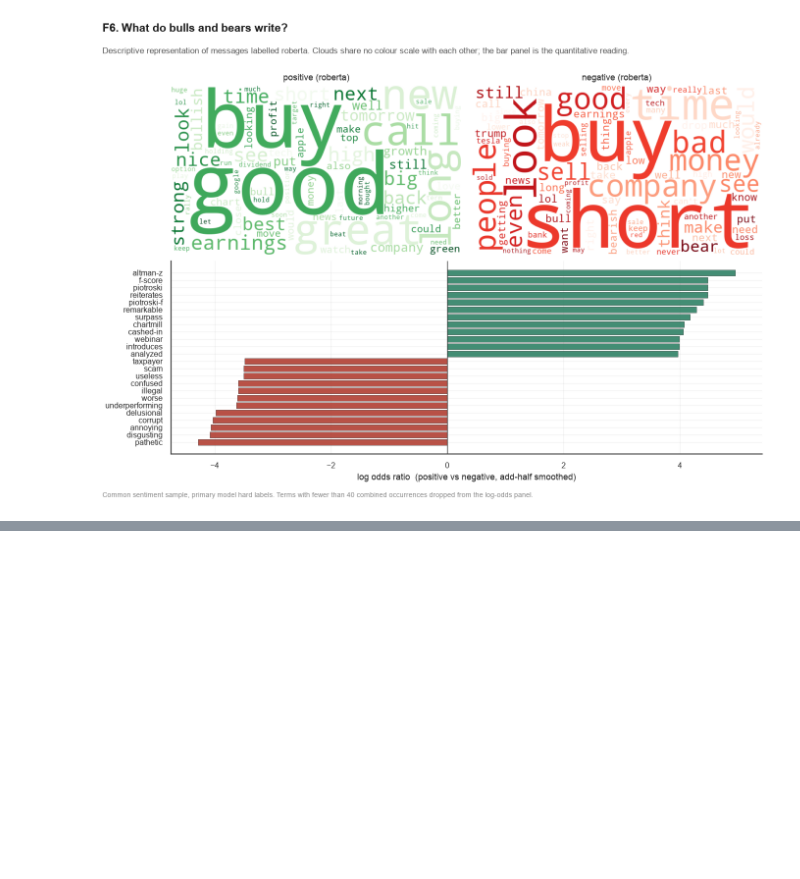
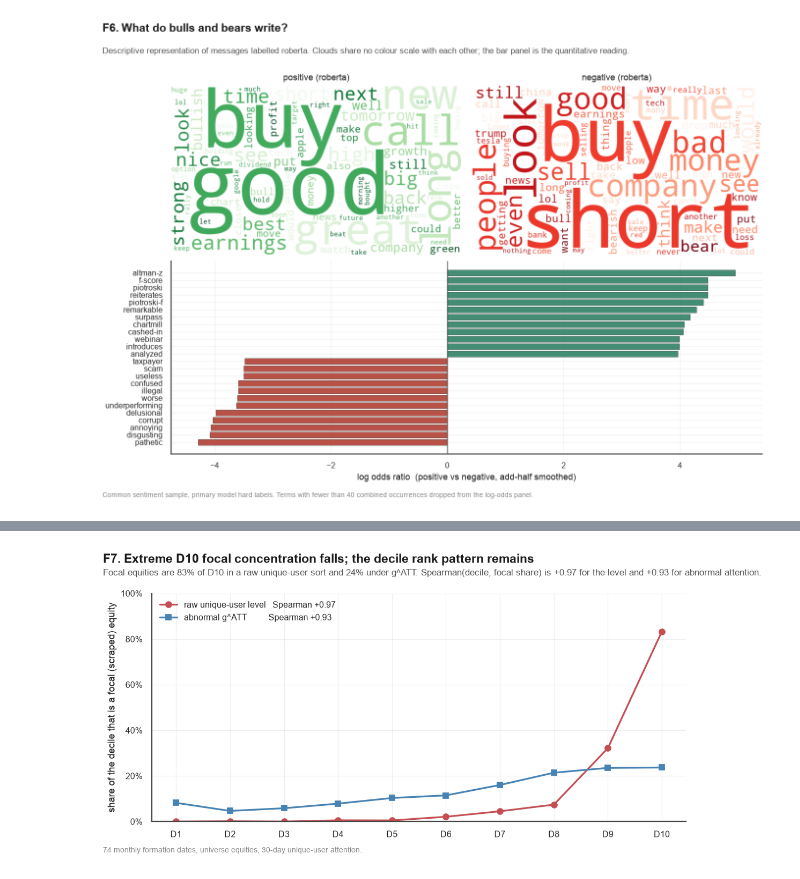
Before and after one commit to henricvsb/Finance-with-Big-Data-Lab-Sessions, a Jupyter notebook: #3/PCLAB#3 - Group 2 - Henricus Bracht Erdem Bayrakcioglu Leonard Fischbach.ipynb, the cells around one changed output, grey strips where cells are left out. Drawn from its saved outputs; the diff is of its cells as text; code cells hidden in the pictures; blank space fills up the shorter version.

```diff
--- a/#3/PCLAB#3 - Group 2 - Henricus Bracht Erdem Bayrakcioglu Leonard Fischbach.ipynb
+++ b/#3/PCLAB#3 - Group 2 - Henricus Bracht Erdem Bayrakcioglu Leonard Fischbach.ipynb
@@ -4086,81 +3343,22 @@ an alpha.
 # %%
-def build_ff5_monthly():
-    import io, zipfile, urllib.request
-    url = ("https://mba.tuck.dartmouth.edu/pages/faculty/ken.french/ftp/"
-           "F-F_Research_Data_5_Factors_2x3_CSV.zip")
-    with urllib.request.urlopen(url) as resp:
-        blob = resp.read()
-    with zipfile.ZipFile(io.BytesIO(blob)) as zf:
-        name = zf.namelist()[0]
-        text = zf.read(name).decode("utf-8", errors="replace")
-    lines, body, started = text.splitlines(), [], False
-    for line in lines:
-        s = line.strip()
-        if not started:
-            if len(s) >= 6 and s[:6].isdigit() and s[6:7] == ",":
-                started = True
-            else:
-                continue
-        if started and (not s or s.lower().startswith("annual")):
-            break
-        body.append(s)
-    ff = pd.read_csv(io.StringIO("date,Mkt-RF,SMB,HML,RMW,CMA,RF\n" + "\n".join(body)))
-    ff["date"] = pd.to_datetime(ff["date"].astype(str), format="%Y%m")
-    for c in ["Mkt-RF", "SMB", "HML", "RMW", "CMA", "RF"]:
-        ff[c] = pd.to_numeric(ff[c], errors="coerce") / 100.0
-    return ff.dropna(subset=["RF"])
-
-
-ff5 = cached_frame("ff5.parquet", build_ff5_monthly)
-
-price_wide = (prices.pivot_table(index="date", columns="ticker", values="close")
-              .sort_index())
-price_wide.columns = price_wide.columns.astype(str)
-
-form_dates = pd.DatetimeIndex(sorted(g_att_eligible["formation_ts"]
-                                     .dt.tz_localize(None).dt.normalize().unique()))
-# Snap each formation date to a price date (should already be a trading day).
-form_dates = form_dates.intersection(price_wide.index)
-if len(form_dates) < 10:
-    raise AssertionError("Too few formation dates match the price index.")
-
-px = price_wide.reindex(form_dates)
-raw_ret = px.pct_change()          # index t holds the return ending at t, i.e. R_t
-# We need the return *following* formation t, i.e. the pct_change sitting on t+1.
-next_ret = raw_ret.shift(-1)
-
-# Map formation timestamps (tz-aware) to the matching price date.
-g_assigned = g_assigned.copy()
-g_assigned["form_date"] = (g_assigned["formation_ts"].dt.tz_localize(None).dt.normalize())
-_rf = ff5.set_index(ff5["date"].dt.to_period("M"))["RF"]
-
-rows = []
-for _, r in g_assigned.iterrows():
-    d = r["form_date"]
-    if d not in next_ret.index:
-        continue
-    ticker = str(r["ticker"])
-    if ticker not in next_ret.columns:
-        continue
-    R = next_ret.loc[d, ticker]
-    if not np.isfinite(R):
-        continue
-    period = (pd.Timestamp(d) + pd.offsets.MonthBegin(1)).to_period("M")
-    rf = float(_rf.get(period, np.nan))
-    rows.append({
-        "ticker": ticker, "formation_ts": r["formation_ts"], "form_date": d,
-        "portfolio": int(r["portfolio"]), "g": r["g"],
-        "raw_return": float(R),
-        "excess_return": float(R - rf) if np.isfinite(rf) else np.nan,
-        "rf": rf,
-    })
-port_panel = pd.DataFrame(rows)
-print(f"Stock-months with a next-month return: {len(port_panel):,} of {len(g_assigned):,}")
-print(f"Formation dates in the return panel  : {port_panel['formation_ts'].nunique()}")
-print(f"Mean raw next-month return           : {port_panel['raw_return'].mean():.4%}")
-
-# Holding period starts at formation close by construction (pct_change from t to t+1).
-if (port_panel["form_date"] + pd.Timedelta(days=-1) > port_panel["form_date"]).any():
-    raise AssertionError("Return period inversion.")
-print("Every return period begins at its formation date (formation-close to formation-close).")
+fig, ax = plt.subplots(figsize=(8.6, 4.4))
+ax.plot(focal_level.index, focal_level["mean"], marker="o", color=PALETTE["accent"],
+        label=f"raw unique-user level   Spearman {rho_level:+.2f}")
+ax.plot(focal_abn.index, focal_abn["mean"], marker="s", color=PALETTE["primary"],
+        label=f"abnormal g^ATT          Spearman {rho_abn:+.2f}")
+ax.set_xticks(range(1, 11))
+ax.set_xticklabels([f"D{i}" for i in range(1, 11)])
+ax.set_ylabel("share of the decile that is a focal (scraped) equity")
+pct_axis(ax, decimals=0)
+ax.set_ylim(0, 1.0)
+ax.legend(loc="upper left")
+finish_figure(
+    fig,
+    "F7. Extreme D10 focal concentration falls; the decile rank pattern remains",
+    f"Focal equities are {d10_focal_level:.0%} of D10 in a raw unique-user sort and "
+    f"{d10_focal_abn:.0%} under g^ATT. Spearman(decile, focal share) is "
+    f"{rho_level:+.2f} for the level and {rho_abn:+.2f} for abnormal attention.",
+    f"{len(_cov)} monthly formation dates, universe equities, 30-day unique-user attention.",
+)
+plt.show()
 # %% [output]
@@ -4172 +3365,2 @@ Every return period begins at its formation date (formation-close to formation-c
+[figure, added]
 # %% [markdown]
```
Also changed, not shown: parts of 157 cells of this notebook.
